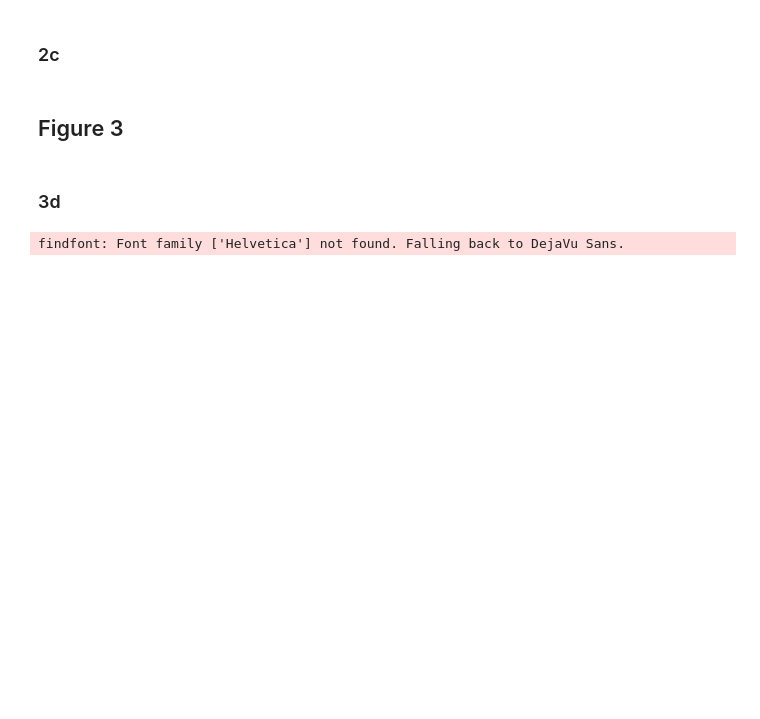
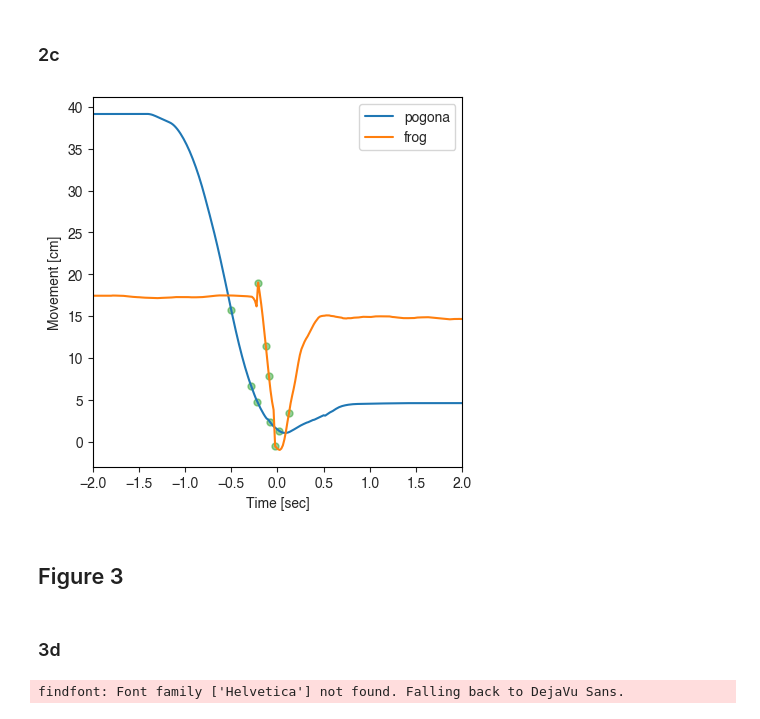
Before and after one commit to EvolutionaryNeuralCodingLab/PreyTouch, a Jupyter notebook: Papers/preyTouch/preytouch_figures.ipynb, the cells around one changed output. Drawn from its saved outputs; the diff is of its cells as text; code cells hidden in the pictures; blank space fills up the shorter version.

```diff
--- a/Papers/preyTouch/preytouch_figures.ipynb
+++ b/Papers/preyTouch/preytouch_figures.ipynb
@@ -103,5 +103,21 @@ plt.axis('off')
 # %% [markdown]
 ### 2c
+# %%
+with open('2c.pkl', 'rb') as f:
+    d = pickle.load(f)
+
+ax = plt.subplot()
+for animal, (t, y_values, frames) in d.items():
+    ax.plot(t, y_values, label=animal)
+    ax.scatter([t[k] for k, _ in frames], [y_values[k] for k, _ in frames], c='tab:green', s=25, alpha=0.5)
+ax.set_xlabel('Time [sec]')
+ax.set_ylabel('Movement [cm]')
+ax.legend()
+ax.margins(x=0)
+ax.set_box_aspect(1)
+ax.tick_params(bottom=True, left=True)
+# %% [output]
+[figure, added]
 # %% [markdown]
 ## Figure 3
 # %% [markdown]
```
Also changed, not shown: parts of 1 cell of this notebook, 1 other file.
